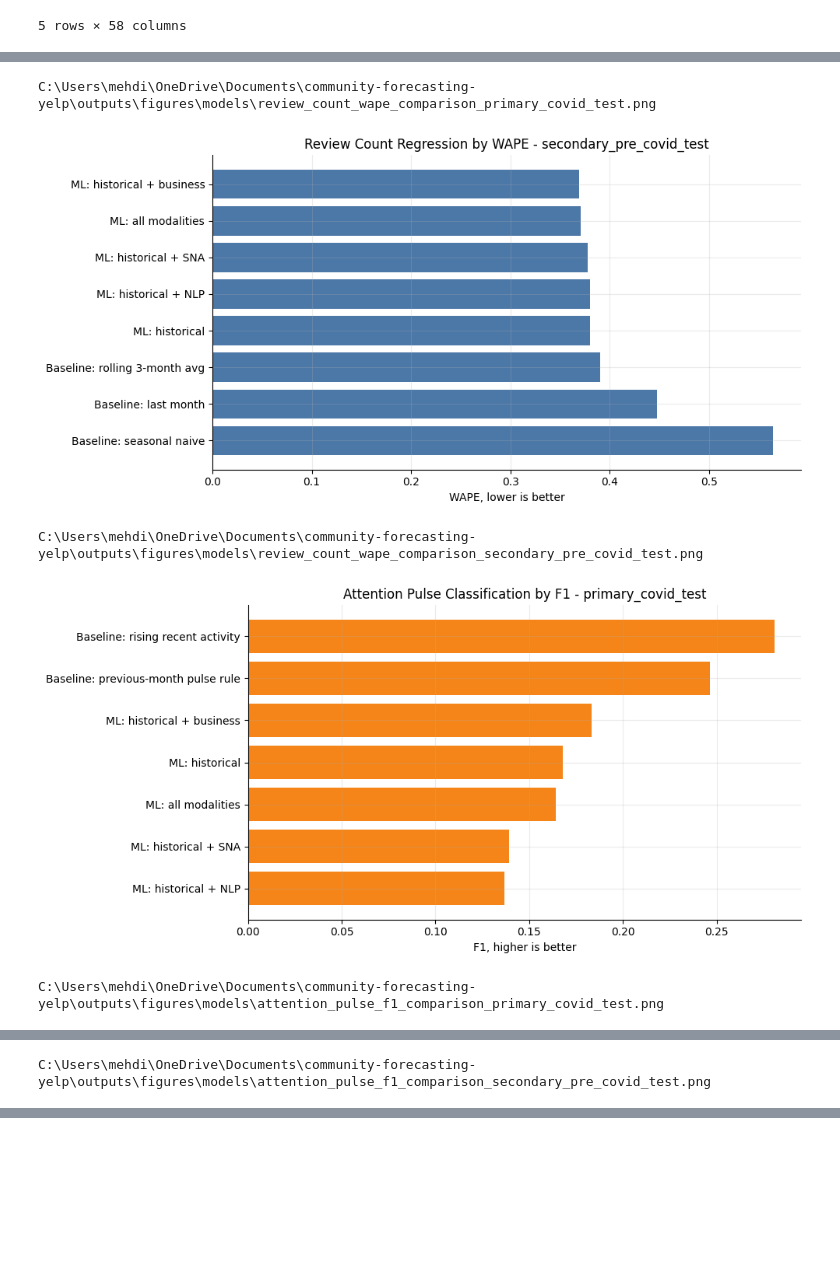
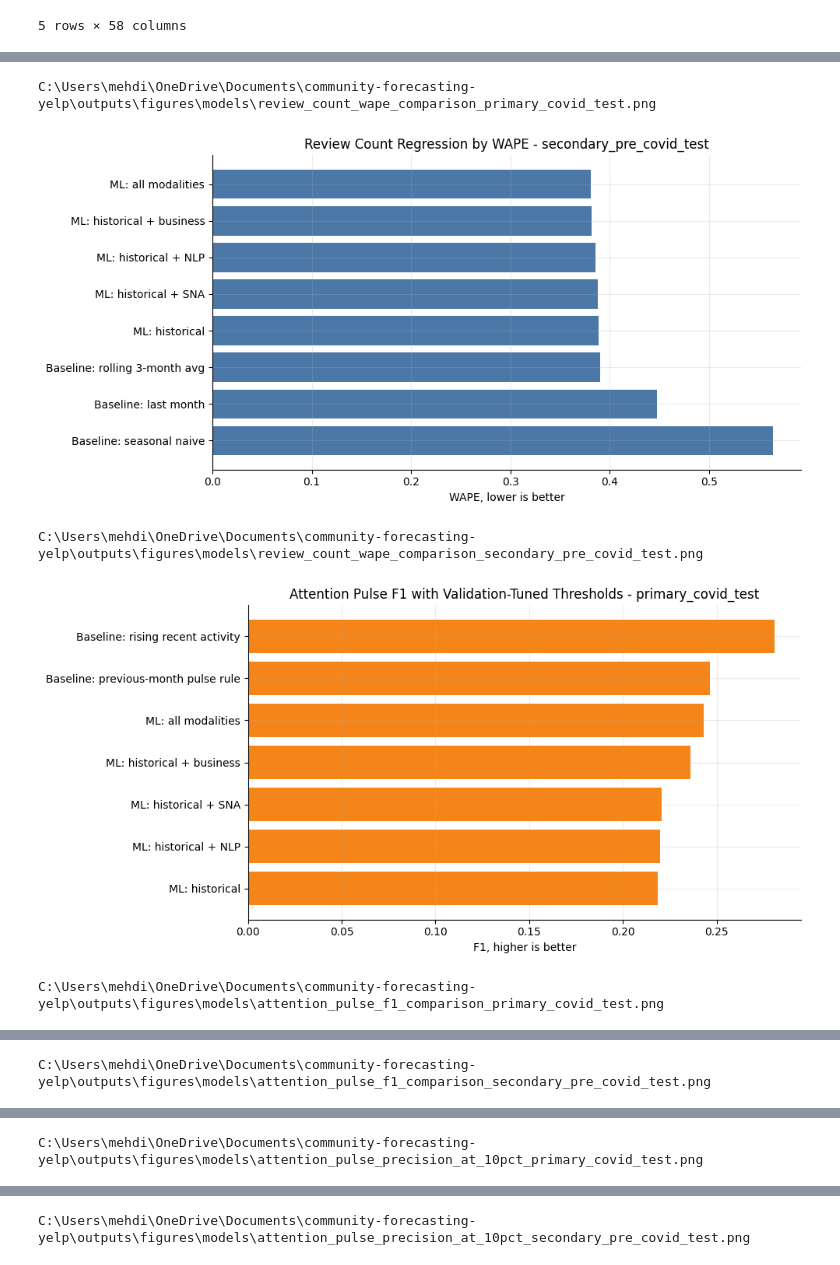
Before and after one commit to MehdiHellall/community-forecasting-yelp, a Jupyter notebook: notebooks/06_forecasting_models.ipynb, the cells around one changed output, grey strips where cells are left out. Saved outputs shown, nothing was run; the diff lists cells and outputs as text; code cells hidden in the pictures; blank space fills up the shorter version.

```diff
--- a/notebooks/06_forecasting_models.ipynb
+++ b/notebooks/06_forecasting_models.ipynb
@@ -178,10 +314,8 @@ regression_prediction_frames = []
 regression_models = {}
 
 for split_name, split in splits.items():
-    train_mask = (modeling["target_month_str"] >= split["train_start"]) & (modeling["target_month_str"] <= split["train_end"])
-    test_mask = (modeling["target_month_str"] >= split["test_start"]) & (modeling["target_month_str"] <= split["test_end"])
-    train_df = modeling[train_mask].copy()
-    test_df = modeling[test_mask].copy()
+    # Train, validation, and test periods are separated even when regression has no threshold to tune.
+    train_df, validation_df, test_df = split_modeling_data(split)
     y_train = train_df["target_next_month_reviews"].astype(float)
     y_test = test_df["target_next_month_reviews"].astype(float)
 
@@ -191,15 +325,21 @@ for split_name, split in splits.items():
         "Baseline: seasonal naive": test_df["same_month_previous_year"].values,
     }
     for model_name, y_pred in baseline_predictions.items():
-        regression_metrics.append(evaluate_regression(split_name, model_name, y_test.values, y_pred))
-        regression_prediction_frames.append(test_df[["business_id", "feature_month_str", "target_month_str", "target_next_month_reviews"]].assign(split=split_name, model=model_name, prediction=np.clip(y_pred, 0, None)))
+        regression_metrics.append(evaluate_regression(split_name, model_name, y_test.values, y_pred, split))
+        regression_prediction_frames.append(
+            test_df[["business_id", "feature_month_str", "target_month_str", "target_next_month_reviews"]]
+            .assign(split=split_name, model=model_name, prediction=np.clip(y_pred, 0, None))
+        )
 
     for model_name, features in feature_sets.items():
         model = RandomForestRegressor(n_estimators=100, max_depth=12, min_samples_leaf=5, random_state=42, n_jobs=-1)
         model.fit(train_df[features], y_train)
         y_pred = model.predict(test_df[features])
-        regression_metrics.append(evaluate_regression(split_name, model_name, y_test.values, y_pred))
-        regression_prediction_frames.append(test_df[["business_id", "feature_month_str", "target_month_str", "target_next_month_reviews"]].assign(split=split_name, model=model_name, prediction=np.clip(y_pred, 0, None)))
+        regression_metrics.append(evaluate_regression(split_name, model_name, y_test.values, y_pred, split))
+        regression_prediction_frames.append(
+            test_df[["business_id", "feature_month_str", "target_month_str", "target_next_month_reviews"]]
+            .assign(split=split_name, model=model_name, prediction=np.clip(y_pred, 0, None))
+        )
         regression_models[(split_name, model_name)] = (model, features)
 
 metrics_df = pd.DataFrame(regression_metrics).sort_values(["split", "WAPE", "MAE"])
@@ -311,7 +501,7 @@ for split_name in pulse_metrics_df["split"].unique():
     fig, ax = plt.subplots(figsize=(10, 5))
     ax.barh(split_metrics["model"], split_metrics["F1"], color="#F58518")
     ax.invert_yaxis()
-    ax.set_title(f"Attention Pulse Classification by F1 - {split_name}")
+    ax.set_title(f"Attention Pulse F1 with Validation-Tuned Thresholds - {split_name}")
     ax.set_xlabel("F1, higher is better")
     fig.tight_layout()
     path = FIGURES_DIR / f"attention_pulse_f1_comparison_{split_name}.png"
@@ -319,4 +509,21 @@ for split_name in pulse_metrics_df["split"].unique():
     plt.show()
     plt.close(fig)
     print(path)
+
+for split_name in pulse_topk_metrics_df["split"].unique():
+    split_topk = pulse_topk_metrics_df[
+        (pulse_topk_metrics_df["split"] == split_name)
+        & (pulse_topk_metrics_df["k_fraction"] == 0.10)
+    ].sort_values("precision_at_k", ascending=False)
+    fig, ax = plt.subplots(figsize=(10, 5))
+    ax.barh(split_topk["model"], split_topk["precision_at_k"], color="#54A24B")
+    ax.invert_yaxis()
+    ax.set_title(f"Attention Pulse Precision@10% - {split_name}")
+    ax.set_xlabel("Precision among top 10% highest-risk business-months")
+    fig.tight_layout()
+    path = FIGURES_DIR / f"attention_pulse_precision_at_10pct_{split_name}.png"
+    fig.savefig(path, dpi=160)
+    plt.show()
+    plt.close(fig)
+    print(path)
 # %% [output]
@@ -324,5 +531,5 @@ for split_name in pulse_metrics_df["split"].unique():
 C:\Users\mehdi\OneDrive\Documents\community-forecasting-yelp\outputs\figures\models\review_count_wape_comparison_primary_covid_test.png
-[figure, old version]
+[figure, new version]
 C:\Users\mehdi\OneDrive\Documents\community-forecasting-yelp\outputs\figures\models\review_count_wape_comparison_secondary_pre_covid_test.png
-[figure, old version]
+[figure, new version]
 C:\Users\mehdi\OneDrive\Documents\community-forecasting-yelp\outputs\figures\models\attention_pulse_f1_comparison_primary_covid_test.png
@@ -330,0 +539 @@ C:\Users\mehdi\OneDrive\Documents\community-forecasting-yelp\outputs\figures\mod
+C:\Users\mehdi\OneDrive\Documents\community-forecasting-yelp\outputs\figures\models\attention_pulse_precision_at_10pct_primary_covid_test.png
@@ -331,3 +541,4 @@ C:\Users\mehdi\OneDrive\Documents\community-forecasting-yelp\outputs\figures\mod
+C:\Users\mehdi\OneDrive\Documents\community-forecasting-yelp\outputs\figures\models\attention_pulse_precision_at_10pct_secondary_pre_covid_test.png
 # %%
 comparison_model = "ML: all modalities"
 for split_name in predictions_df["split"].unique():
```
Also changed, not shown: parts of 17 cells of this notebook, 27 other files.
